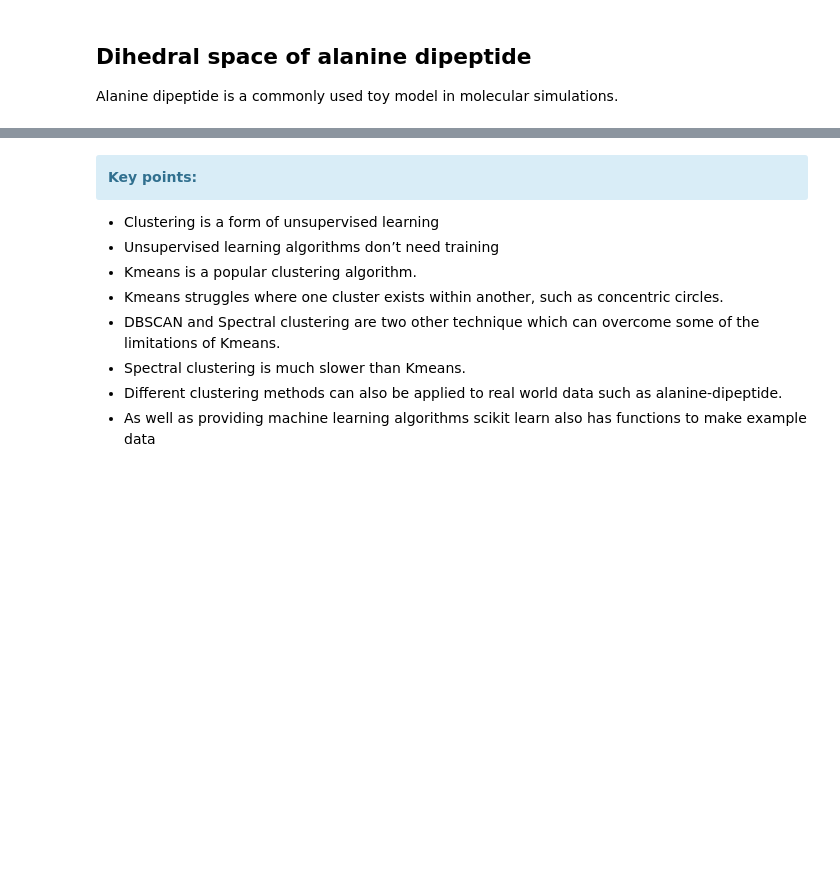
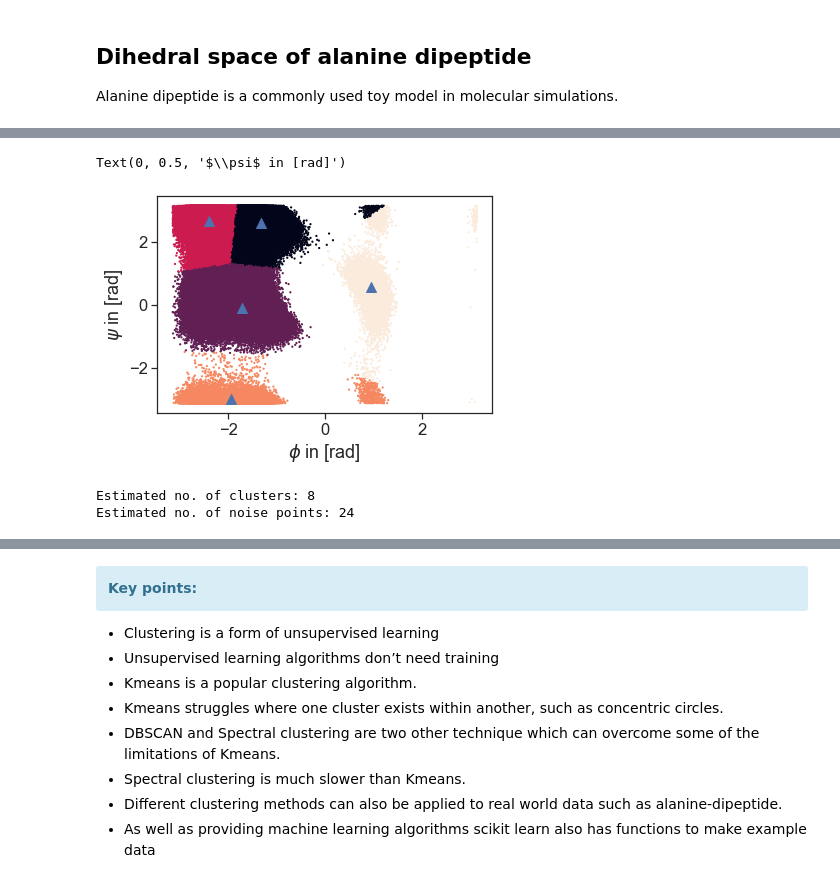
Before and after one commit to MDAnalysis/WorkshopMDMLEdinburgh2022, a Jupyter notebook: ML/ML_clustering_01.ipynb, the cells around one changed output, grey strips where cells are left out. Drawn from its saved outputs; the diff is of its cells as text; code cells hidden in the pictures; blank space fills up the shorter version.

```diff
--- a/ML/ML_clustering_01.ipynb
+++ b/ML/ML_clustering_01.ipynb
@@ -287,0 +308,13 @@ Alanine dipeptide is a commonly used toy model in molecular simulations.
+# %%
+Kmean = skl_cluster.KMeans(n_clusters=5)
+Kmean.fit(data_set)
+clusters = Kmean.predict(data_set)
+# %%
+plt.scatter(data_set[:, 0], data_set[:, 1], s=5, linewidth=0,c=clusters)
+for cluster_x, cluster_y in Kmean.cluster_centers_:
+    plt.scatter(cluster_x, cluster_y, s=100, c='b', marker='^')
+plt.xlabel(r'$\phi$ in [rad]')
+plt.ylabel(r'$\psi$ in [rad]')
+# %% [output]
+Text(0, 0.5, '$\\psi$ in [rad]')
+[figure, added]
@@ -287,0 +323,12 @@ Alanine dipeptide is a commonly used toy model in molecular simulations.
+# %%
+db = skl_cluster.DBSCAN(eps=0.2)
+db.fit(data_set[::10])
+clusters = db.labels_.astype(int)
+no_clusters = len(np.unique(clusters) )
+no_noise = np.sum(np.array(clusters) == -1, axis=0)
+
+print(f'Estimated no. of clusters: {no_clusters}')
+print(f'Estimated no. of noise points: {no_noise}')
+# %% [output]
+Estimated no. of clusters: 8
+Estimated no. of noise points: 24
```
Also changed, not shown: parts of 6 cells of this notebook.
